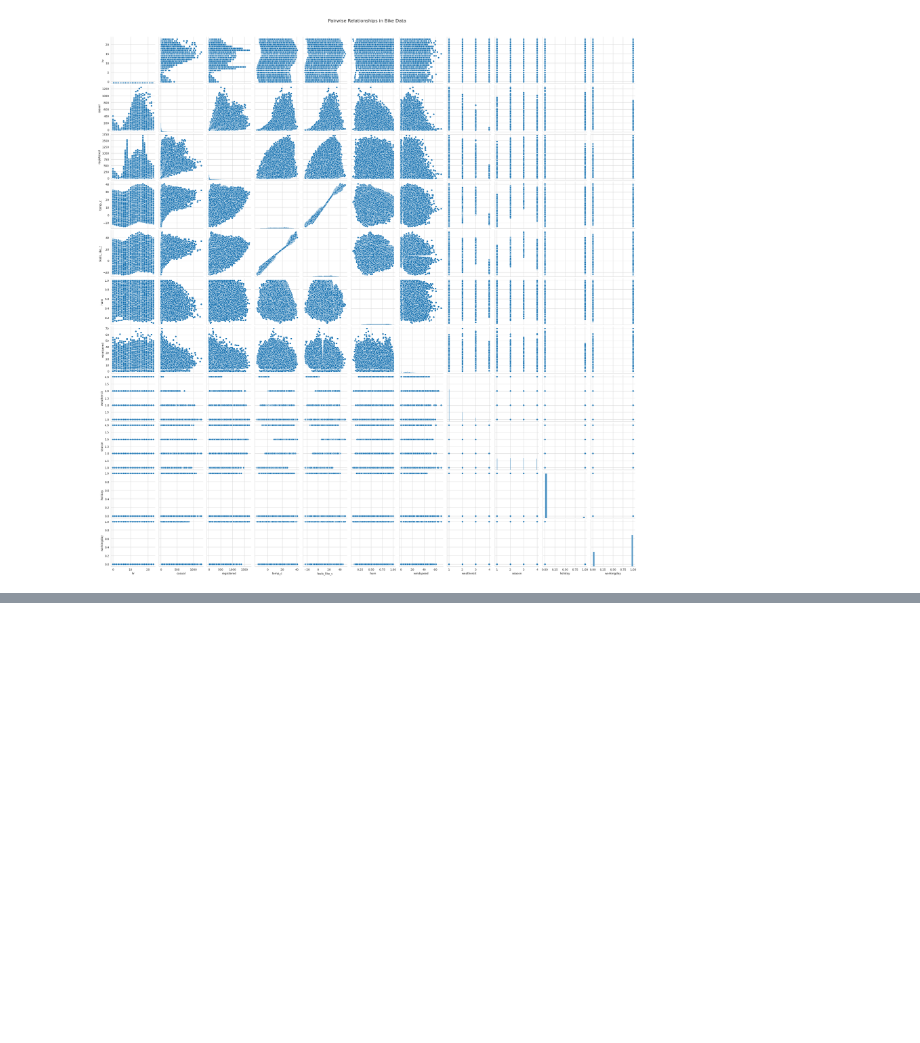
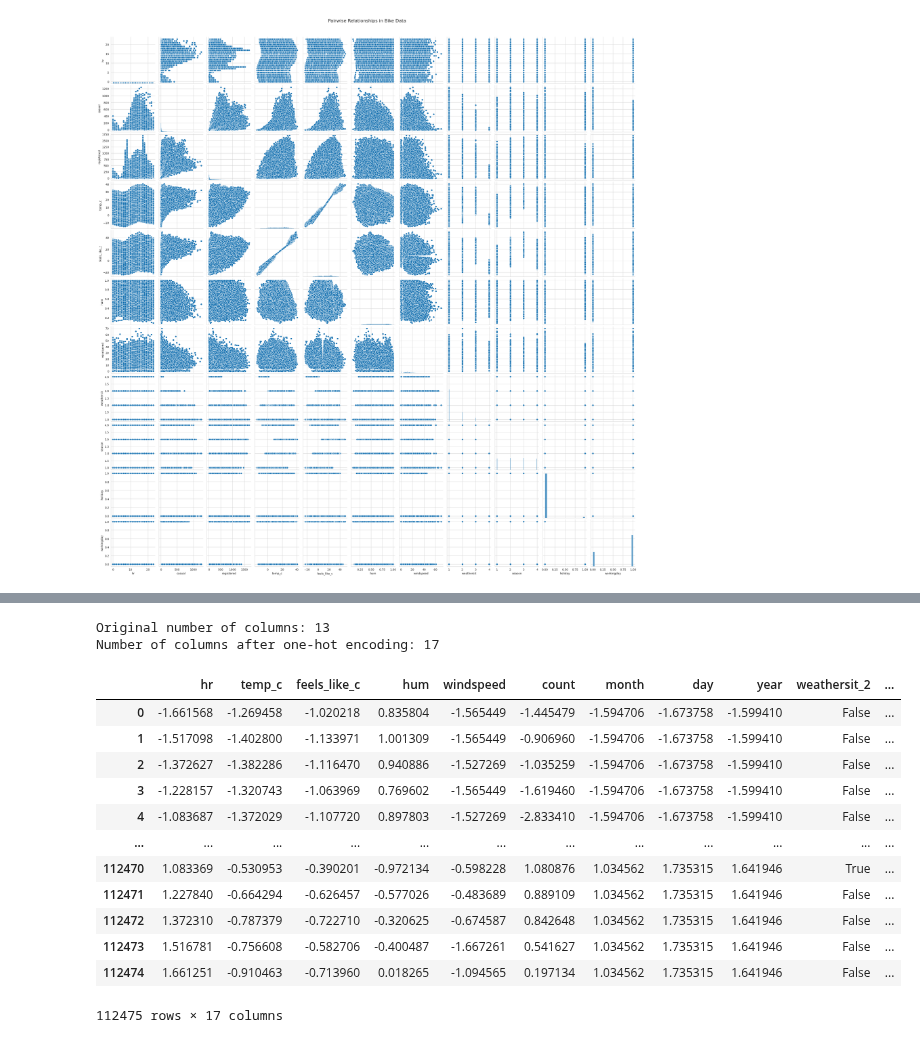
Before and after one commit to KelvynBladen/Colab, a Jupyter notebook: notebooks/starter_bikes.ipynb, the cells around one changed output, grey strips where cells are left out. Drawn from its saved outputs; the diff is of its cells as text; code cells hidden in the pictures; blank space fills up the shorter version.

```diff
--- a/notebooks/starter_bikes.ipynb
+++ b/notebooks/starter_bikes.ipynb
@@ -135,0 +187,17 @@ plt.show()
+# %%
+from sklearn.preprocessing import StandardScaler
+
+# Identify numerical columns for standardization
+numeric_cols = [
+    'hr', 'temp_c', 'feels_like_c', 'hum',
+    'windspeed', 'month', 'day', 'year',
+    'count'
+]
+
+# Initialize the StandardScaler
+scaler = StandardScaler()
+
+# Apply standardization to the selected numerical columns
+bikes[numeric_cols] = scaler.fit_transform(bikes[numeric_cols])
+
+bikes[numeric_cols].describe()
@@ -135,0 +214,26 @@ plt.show()
+# %%
+# Identify categorical columns to one-hot encode
+category_cols = ['weathersit', 'season', 'holiday', 'workingday']
+
+# Apply one-hot encoding using pd.get_dummies
+bikes_encoded = pd.get_dummies(bikes, columns=category_cols, drop_first=True)
+
+print("Original number of columns:", bikes.shape[1])
+print("Number of columns after one-hot encoding:", bikes_encoded.shape[1])
+bikes_encoded
+# %% [output]
+Original number of columns: 13
+Number of columns after one-hot encoding: 17
+|  | hr | temp_c | feels_like_c | hum | windspeed | count | month | day | year | weathersit_2 | ... |
+| 0 | -1.661568 | -1.269458 | -1.020218 | 0.835804 | -1.565449 | -1.445479 | -1.594706 | -1.673758 | -1.599410 | False | ... |
+| 1 | -1.517098 | -1.402800 | -1.133971 | 1.001309 | -1.565449 | -0.906960 | -1.594706 | -1.673758 | -1.599410 | False | ... |
+| 2 | -1.372627 | -1.382286 | -1.116470 | 0.940886 | -1.527269 | -1.035259 | -1.594706 | -1.673758 | -1.599410 | False | ... |
+| 3 | -1.228157 | -1.320743 | -1.063969 | 0.769602 | -1.565449 | -1.619460 | -1.594706 | -1.673758 | -1.599410 | False | ... |
+| 4 | -1.083687 | -1.372029 | -1.107720 | 0.897803 | -1.527269 | -2.833410 | -1.594706 | -1.673758 | -1.599410 | False | ... |
+| ... | ... | ... | ... | ... | ... | ... | ... | ... | ... | ... | ... |
+| 112470 | 1.083369 | -0.530953 | -0.390201 | -0.972134 | -0.598228 | 1.080876 | 1.034562 | 1.735315 | 1.641946 | True | ... |
+| 112471 | 1.227840 | -0.664294 | -0.626457 | -0.577026 | -0.483689 | 0.889109 | 1.034562 | 1.735315 | 1.641946 | False | ... |
+| 112472 | 1.372310 | -0.787379 | -0.722710 | -0.320625 | -0.674587 | 0.842648 | 1.034562 | 1.735315 | 1.641946 | False | ... |
+| 112473 | 1.516781 | -0.756608 | -0.582706 | -0.400487 | -1.667261 | 0.541627 | 1.034562 | 1.735315 | 1.641946 | False | ... |
+| 112474 | 1.661251 | -0.910463 | -0.713960 | 0.018265 | -1.094565 | 0.197134 | 1.034562 | 1.735315 | 1.641946 | False | ... |
+112475 rows × 17 columns
```
Also changed, not shown: parts of 9 cells of this notebook.
